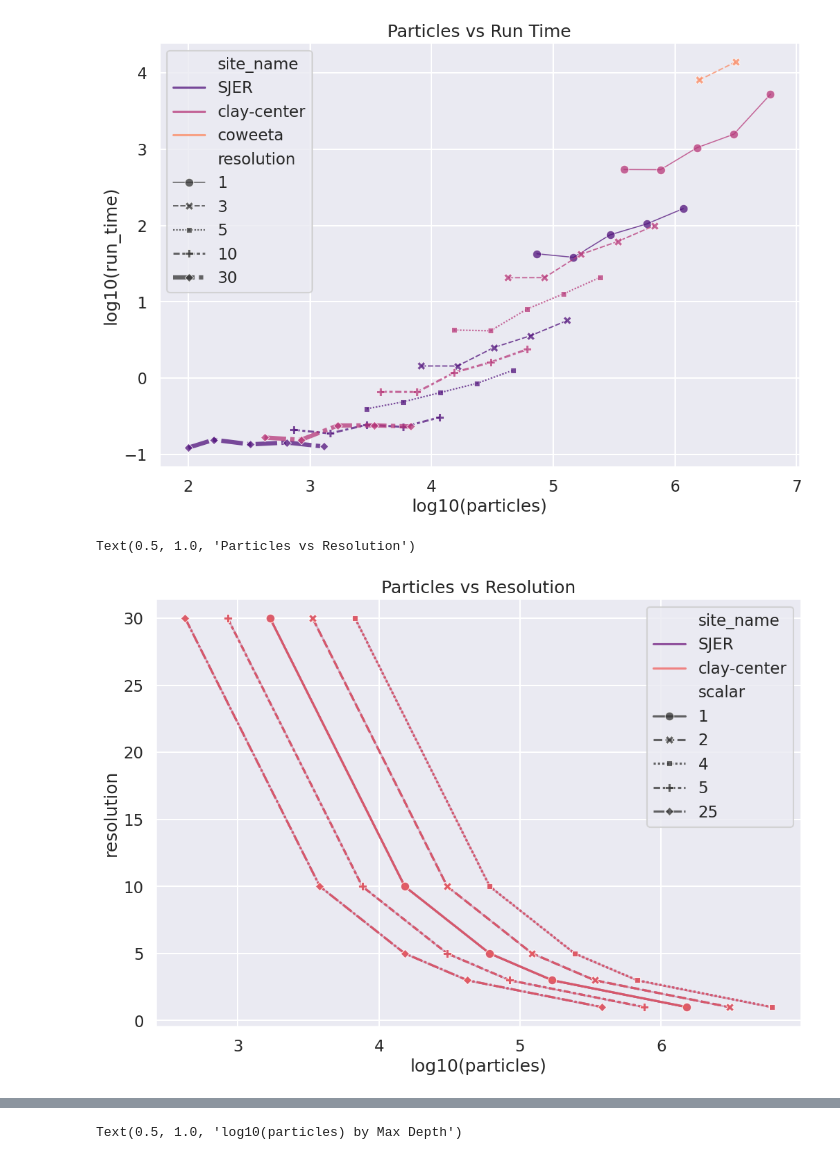
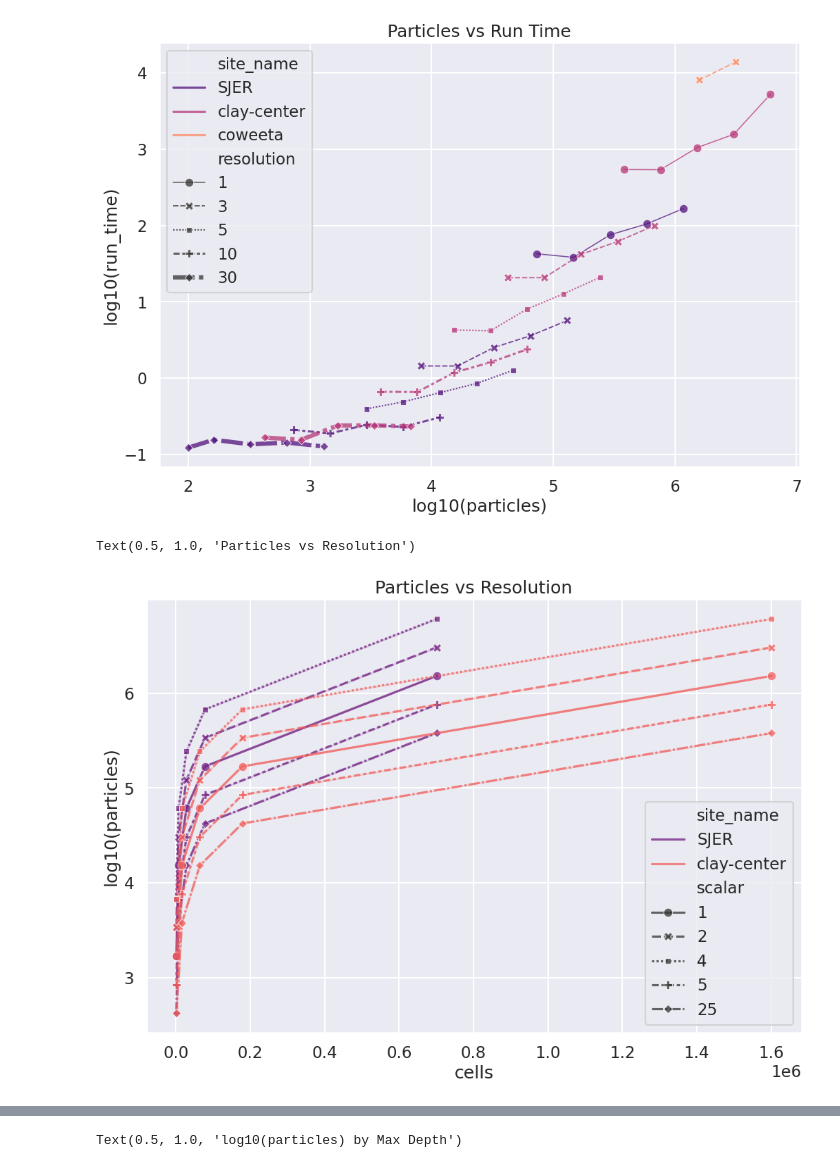
Before and after one commit to ncsu-geoforall-lab/NRCS_SIMWE, a Jupyter notebook: notebooks/agu2024_combined.ipynb, the cells around one changed output, grey strips where cells are left out. Cells and saved outputs as stored; diff of their text form; code cells hidden in the pictures.

```diff
--- a/notebooks/agu2024_combined.ipynb
+++ b/notebooks/agu2024_combined.ipynb
@@ -316,24 +316,24 @@ plt.savefig(f"../output/agu2024_particles_run_time.png")
 # %%
 sns.set_theme(style="darkgrid")
 sns.set_context("talk")
 sns.color_palette("crest", as_cmap=True)
 fig, ax = plt.subplots(figsize=(12, 8))
 sns.lineplot(
     data=grouped_results_df,
-    x="log10(particles)",
-    y="resolution",
+    x="cells",
+    y="log10(particles)",
     hue="site_name",
     style="scalar",
     palette="magma",
     markers=True,
     alpha=0.75,
     errorbar=('ci', 95),
 )
 plt.title("Particles vs Resolution")
 # plt.savefig(f"../output/agu2024_particles_resolution.png")
 # %% [output]
 Text(0.5, 1.0, 'Particles vs Resolution')
-[figure, old version]
+[figure, new version]
 # %%
 sns.set_theme(style="darkgrid")
 sns.set_context("talk")
```
Also changed, not shown: parts of 1 cell of this notebook, 57 other files.
